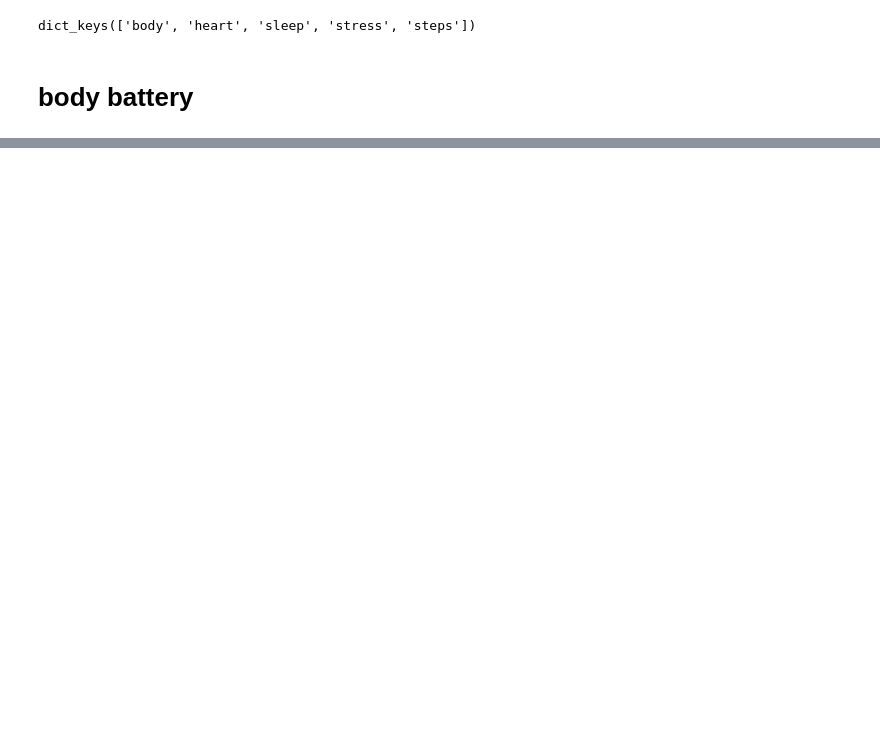
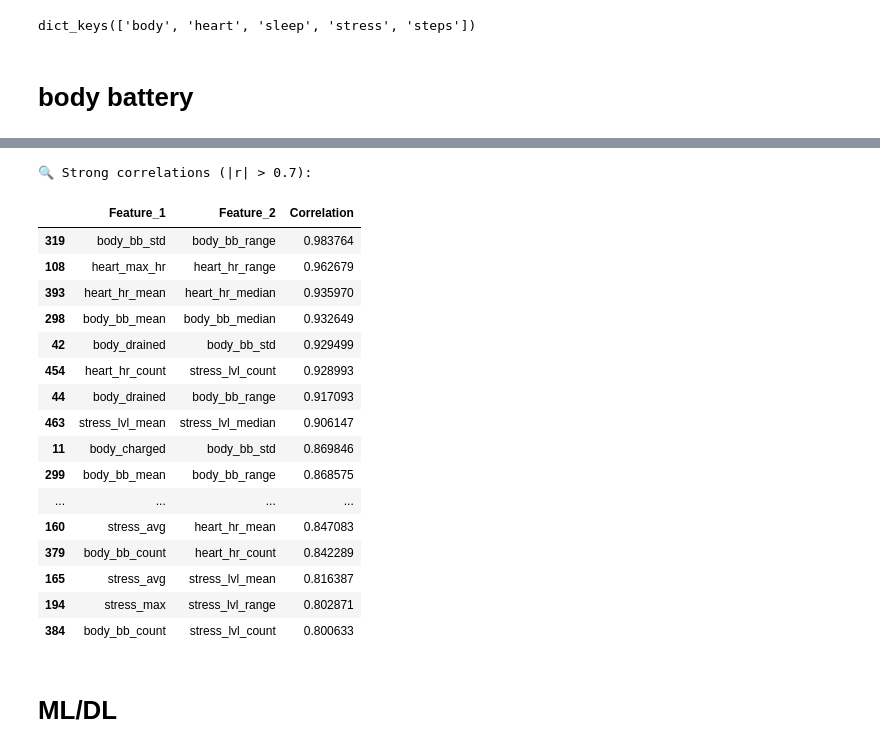
Before and after one commit to tolgasabanoglu/spatiotemporal, a Jupyter notebook: notebooks/analysis.ipynb, the cells around one changed output, grey strips where cells are left out. Cells and saved outputs as stored; diff of their text form; code cells hidden in the pictures; blank space fills up the shorter version.

```diff
--- a/notebooks/analysis.ipynb
+++ b/notebooks/analysis.ipynb
@@ -130,0 +559,44 @@ tidy_body.head(10)
+# %%
+# Compute correlation matrix
+corr = df_filled.select_dtypes(include=[np.number]).corr()
+
+# Take the upper triangle (to avoid duplicate pairs)
+upper_tri = corr.where(np.triu(np.ones(corr.shape), k=1).astype(bool))
+
+# Find pairs with |correlation| > 0.8
+strong_corrs = (
+    upper_tri.stack()
+    .reset_index()
+    .rename(columns={'level_0': 'Feature_1', 'level_1': 'Feature_2', 0: 'Correlation'})
+)
+
+strong_corrs = strong_corrs[strong_corrs['Correlation'].abs() > 0.8]\
+    .sort_values(by='Correlation', ascending=False)
+
+# Display results
+if not strong_corrs.empty:
+    print("🔍 Strong correlations (|r| > 0.7):")
+    display(strong_corrs)
+else:
+    print("No correlations above 0.8 found.")
+# %% [output]
+🔍 Strong correlations (|r| > 0.7):
+|  | Feature_1 | Feature_2 | Correlation |
+| 319 | body_bb_std | body_bb_range | 0.983764 |
+| 108 | heart_max_hr | heart_hr_range | 0.962679 |
+| 393 | heart_hr_mean | heart_hr_median | 0.935970 |
+| 298 | body_bb_mean | body_bb_median | 0.932649 |
+| 42 | body_drained | body_bb_std | 0.929499 |
+| 454 | heart_hr_count | stress_lvl_count | 0.928993 |
+| 44 | body_drained | body_bb_range | 0.917093 |
+| 463 | stress_lvl_mean | stress_lvl_median | 0.906147 |
+| 11 | body_charged | body_bb_std | 0.869846 |
+| 299 | body_bb_mean | body_bb_range | 0.868575 |
+| ... | ... | ... | ... |
+| 160 | stress_avg | heart_hr_mean | 0.847083 |
+| 379 | body_bb_count | heart_hr_count | 0.842289 |
+| 165 | stress_avg | stress_lvl_mean | 0.816387 |
+| 194 | stress_max | stress_lvl_range | 0.802871 |
+| 384 | body_bb_count | stress_lvl_count | 0.800633 |
+# %% [markdown]
+# ML/DL
```
Also changed, not shown: parts of 18 cells of this notebook, 2 other files.
